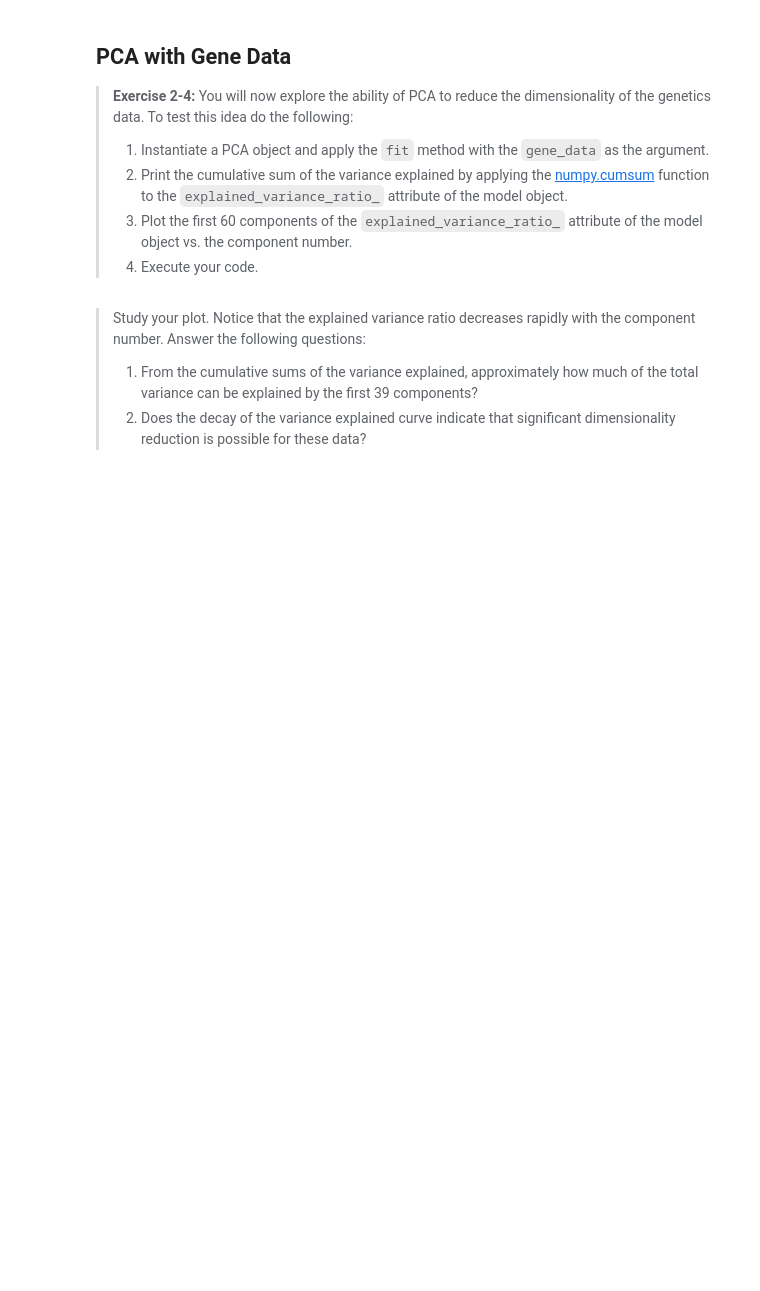
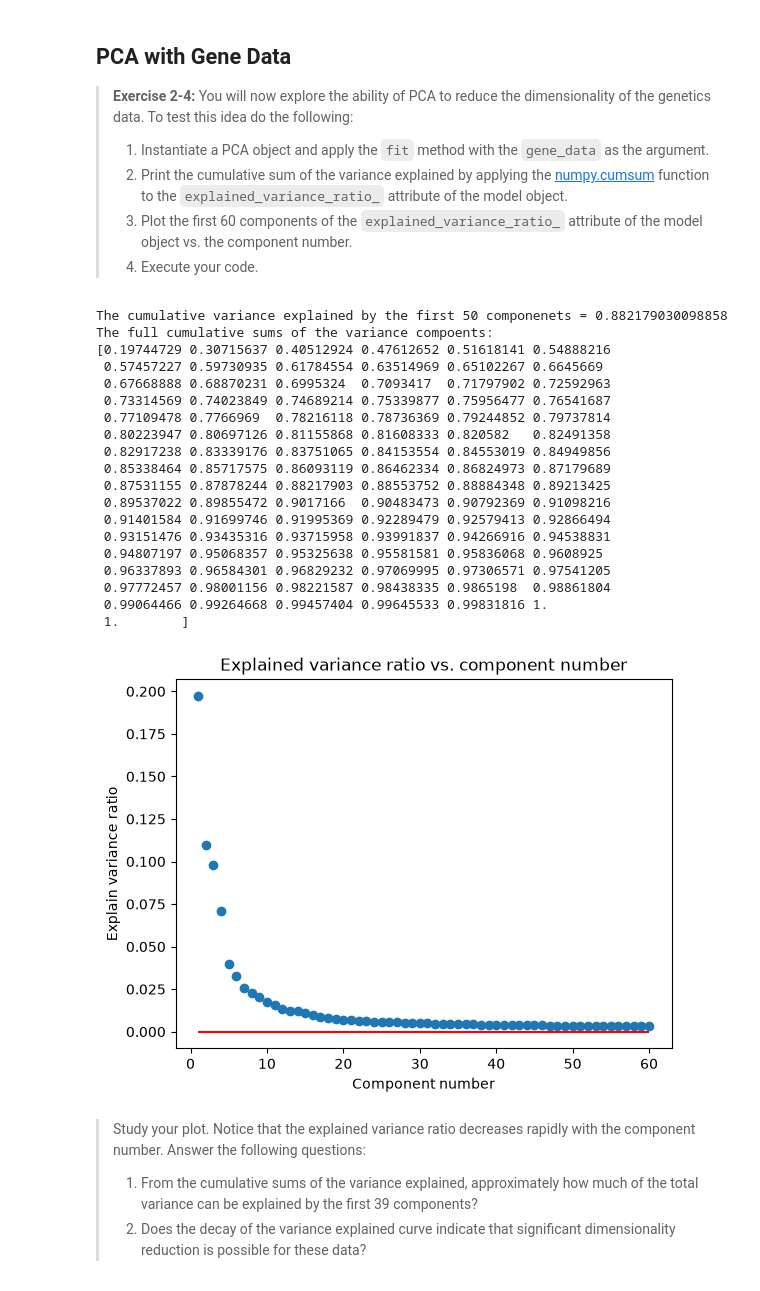
Before and after one commit to jonahneu/CSCI-E-108, a Jupyter notebook: notebooks/02_DimensionalityReduction.ipynb, the cells around one changed output. Cells and saved outputs as stored; diff of their text form; code cells hidden in the pictures; blank space fills up the shorter version.

```diff
--- a/notebooks/02_DimensionalityReduction.ipynb
+++ b/notebooks/02_DimensionalityReduction.ipynb
@@ -277,20 +375,41 @@ On the plot, the disease state is coded as 1 for Crohn's Disease and 0 for Ulcer
 > 3. Execute your code.
 # %%
 ## Put your code below
+gene_pca = PCA().fit(gene_data)
+cumsums = np.cumsum(gene_pca.explained_variance_ratio_)
 
-
-
-print('The cumulative variance explained by the first 50 componenets = ' + str(cumsums[50]))
-print('The full cumulative sums of the variance compoents:')
+print("The cumulative variance explained by the first 50 componenets = " + str(cumsums[50]))
+print("The full cumulative sums of the variance compoents:")
 print(cumsums)
 
 ## Display the explained variance ratio vs. component
 n_components = 60
-_=plt.scatter(range(1, n_components + 1), gene_pca.explained_variance_ratio_[:n_components])
-_=plt.hlines(0,1,n_components, color='red')
-_=plt.xlabel('Component number')
-_=plt.ylabel('Explain variance ratio')
-_=plt.title('Explained variance ratio vs. component number')
+_ = plt.scatter(range(1, n_components + 1), gene_pca.explained_variance_ratio_[:n_components])
+_ = plt.hlines(0, 1, n_components, color="red")
+_ = plt.xlabel("Component number")
+_ = plt.ylabel("Explain variance ratio")
+_ = plt.title("Explained variance ratio vs. component number")
+# %% [output]
+The cumulative variance explained by the first 50 componenets = 0.882179030098858
+The full cumulative sums of the variance compoents:
+[0.19744729 0.30715637 0.40512924 0.47612652 0.51618141 0.54888216
+ 0.57457227 0.59730935 0.61784554 0.63514969 0.65102267 0.6645669
+ 0.67668888 0.68870231 0.6995324  0.7093417  0.71797902 0.72592963
+ 0.73314569 0.74023849 0.74689214 0.75339877 0.75956477 0.76541687
+ 0.77109478 0.7766969  0.78216118 0.78736369 0.79244852 0.79737814
+ 0.80223947 0.80697126 0.81155868 0.81608333 0.820582   0.82491358
+ 0.82917238 0.83339176 0.83751065 0.84153554 0.84553019 0.84949856
+ 0.85338464 0.85717575 0.86093119 0.86462334 0.86824973 0.87179689
+ 0.87531155 0.87878244 0.88217903 0.88553752 0.88884348 0.89213425
+ 0.89537022 0.89855472 0.9017166  0.90483473 0.90792369 0.91098216
+ 0.91401584 0.91699746 0.91995369 0.92289479 0.92579413 0.92866494
+ 0.93151476 0.93435316 0.93715958 0.93991837 0.94266916 0.94538831
+ 0.94807197 0.95068357 0.95325638 0.95581581 0.95836068 0.9608925
+ 0.96337893 0.96584301 0.96829232 0.97069995 0.97306571 0.97541205
+ 0.97772457 0.98001156 0.98221587 0.98438335 0.9865198  0.98861804
+ 0.99064466 0.99264668 0.99457404 0.99645533 0.99831816 1.
+ 1.        ]
+[figure, added]
 # %% [markdown]
 > Study your plot. Notice that the explained variance ratio decreases rapidly with the component number. Answer the following questions:
 > 1. From the cumulative sums of the variance explained, approximately how much of the total variance can be explained by the first 39 components?
```
Also changed, not shown: parts of 27 cells of this notebook, 1 other file.
